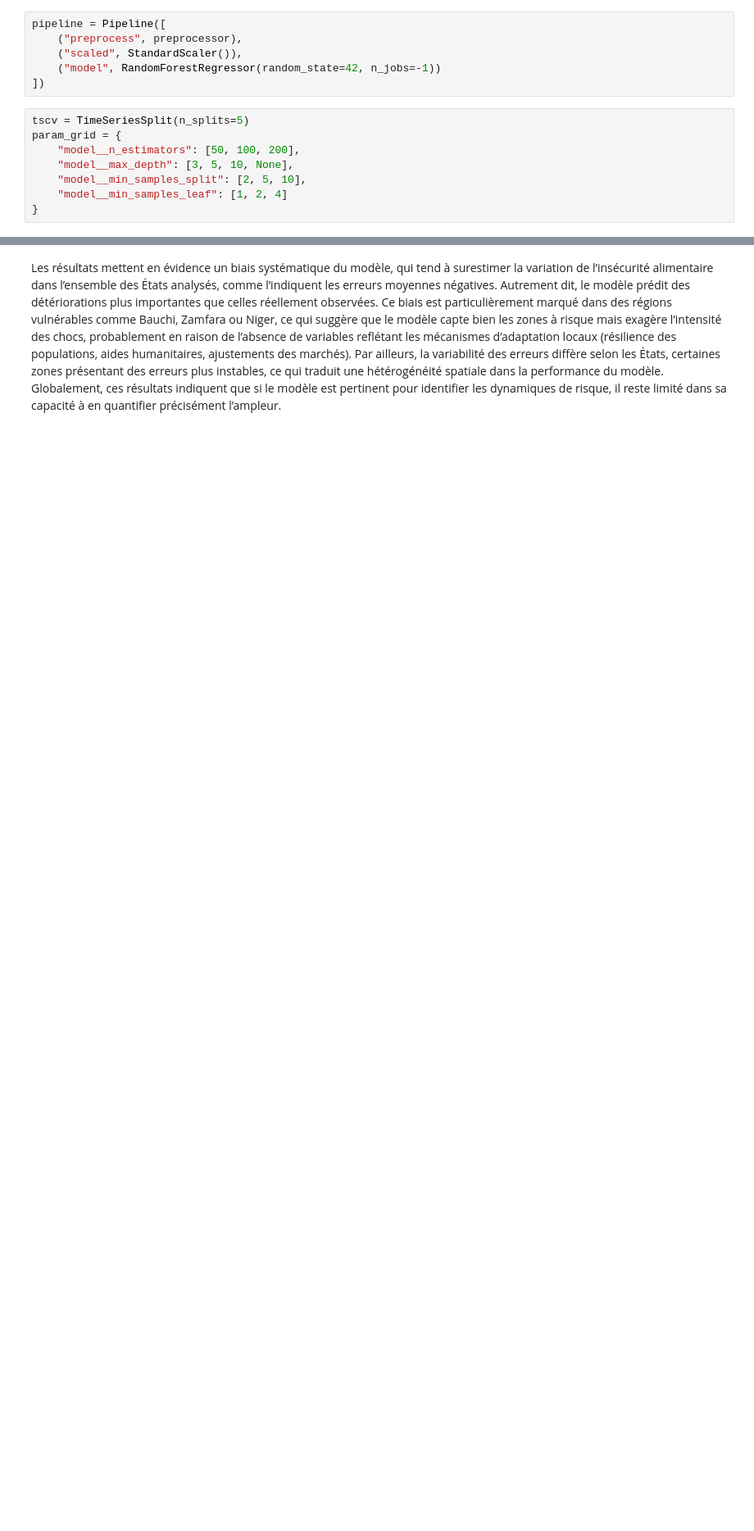
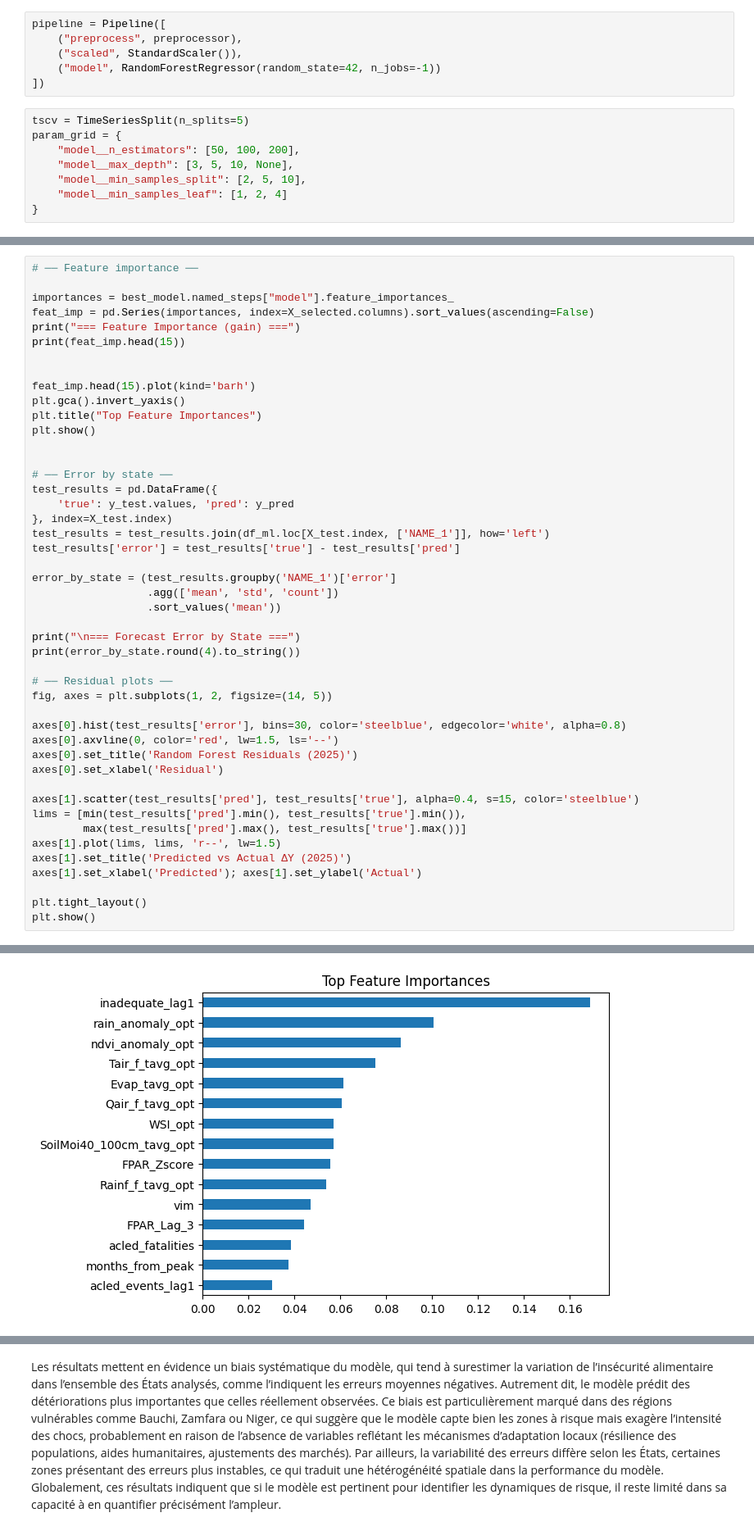
Before and after one commit to tnourlyn/Projet-de-Statapp---WFP-, a Jupyter notebook: Random_Forest.ipynb, the cells around one changed output, grey strips where cells are left out. Shown at 82% size. Drawn from its saved outputs; the diff is of its cells as text; blank space fills up the shorter version.

Commit message:
Random Forest 290426

```diff
--- a/Random_Forest.ipynb
+++ b/Random_Forest.ipynb
@@ -348,0 +481,47 @@ plt.show()
+# %%
+# ── Feature importance ──
+
+importances = best_model.named_steps["model"].feature_importances_
+feat_imp = pd.Series(importances, index=X_selected.columns).sort_values(ascending=False)
+print("=== Feature Importance (gain) ===")
+print(feat_imp.head(15))
+
+
+feat_imp.head(15).plot(kind='barh')
+plt.gca().invert_yaxis()
+plt.title("Top Feature Importances")
+plt.show()
+
+
+# ── Error by state ──
+test_results = pd.DataFrame({
+    'true': y_test.values, 'pred': y_pred
+}, index=X_test.index)
+test_results = test_results.join(df_ml.loc[X_test.index, ['NAME_1']], how='left')
+test_results['error'] = test_results['true'] - test_results['pred']
+
+error_by_state = (test_results.groupby('NAME_1')['error']
+                  .agg(['mean', 'std', 'count'])
+                  .sort_values('mean'))
+
+print("\n=== Forecast Error by State ===")
+print(error_by_state.round(4).to_string())
+
+# ── Residual plots ──
+fig, axes = plt.subplots(1, 2, figsize=(14, 5))
+
+axes[0].hist(test_results['error'], bins=30, color='steelblue', edgecolor='white', alpha=0.8)
+axes[0].axvline(0, color='red', lw=1.5, ls='--')
+axes[0].set_title('Random Forest Residuals (2025)')
+axes[0].set_xlabel('Residual')
+
+axes[1].scatter(test_results['pred'], test_results['true'], alpha=0.4, s=15, color='steelblue')
+lims = [min(test_results['pred'].min(), test_results['true'].min()),
+        max(test_results['pred'].max(), test_results['true'].max())]
+axes[1].plot(lims, lims, 'r--', lw=1.5)
+axes[1].set_title('Predicted vs Actual ΔY (2025)')
+axes[1].set_xlabel('Predicted'); axes[1].set_ylabel('Actual')
+
+plt.tight_layout()
+plt.show()
+# %% [output]
@@ -348,0 +545 @@ plt.show()
+[figure, added]
```
Also changed, not shown: parts of 24 cells of this notebook.
